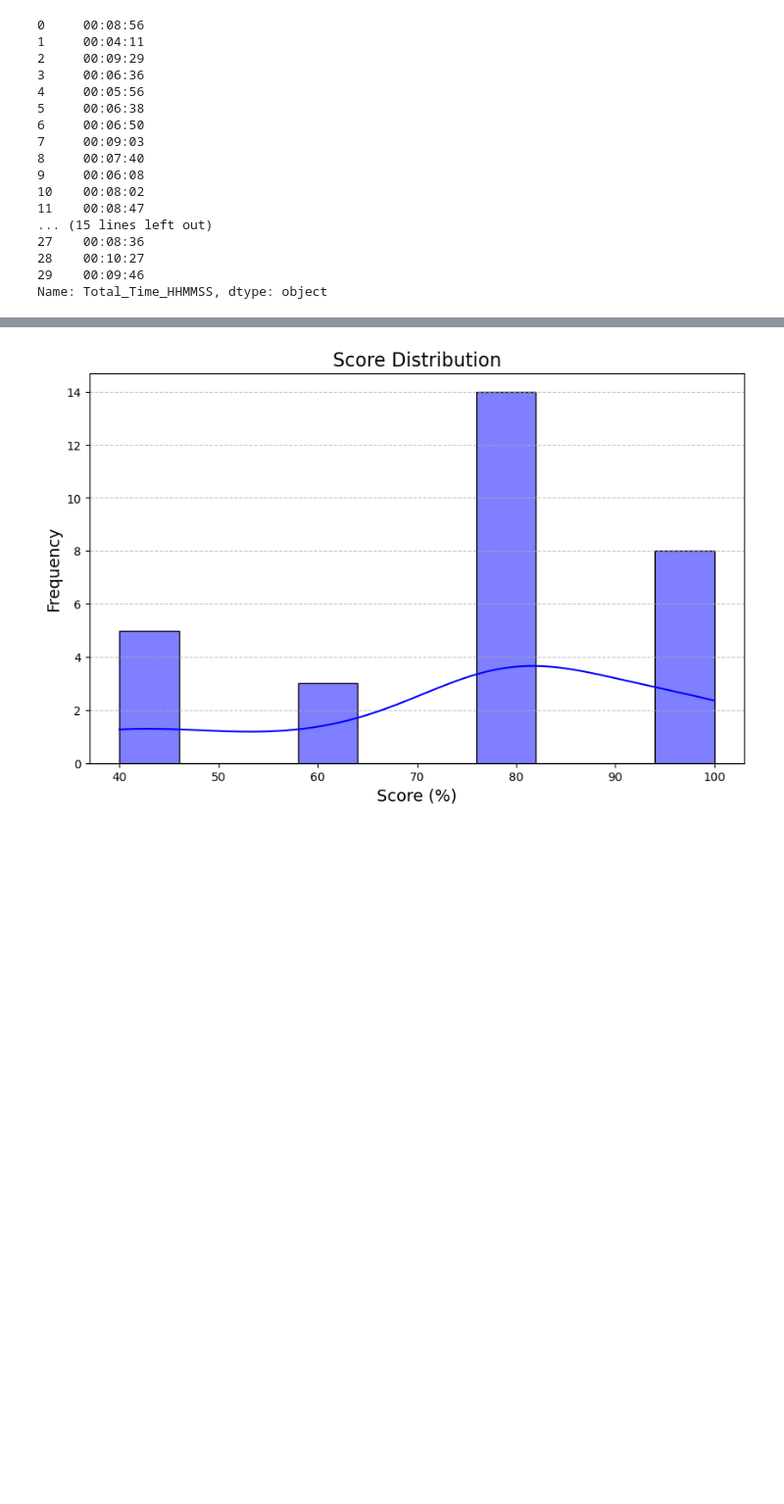
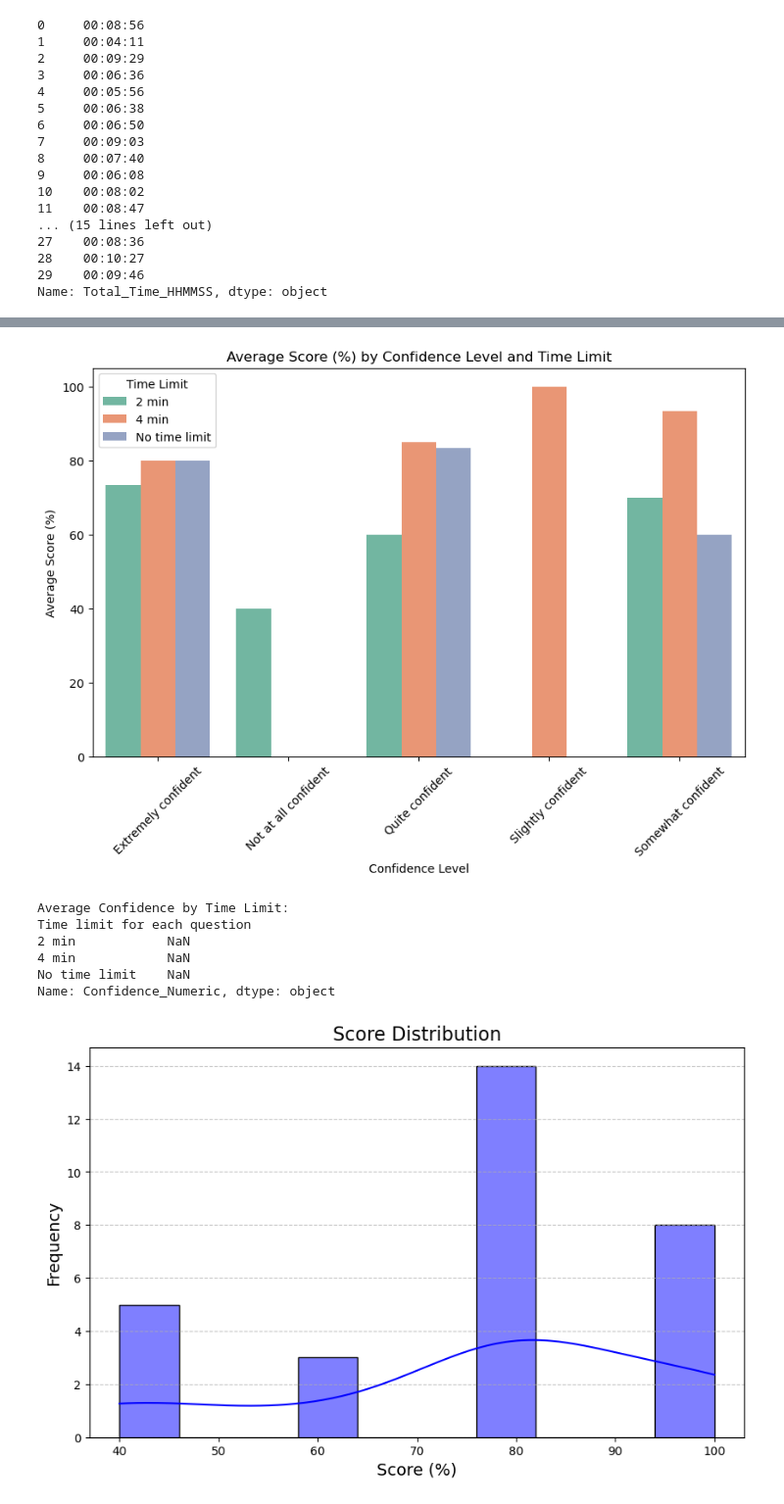
Before and after one commit to ClairNorah/ExperimentInCognitiveScience, a Jupyter notebook: analysis.ipynb, the cells around one changed output, grey strips where cells are left out. Shown at 98% size. Drawn from its saved outputs; the diff is of its cells as text; code cells hidden in the pictures; blank space fills up the shorter version.

Commit message:
Descriptive data analysis

```diff
--- a/analysis.ipynb
+++ b/analysis.ipynb
@@ -100,0 +177,12 @@ data.to_excel('updated_file.xlsx', index=False)
+# %%
+# Group by Confidence and Time Limit to get the mean Total_Score_% and Total_Time
+grouped_confidence_time = data.groupby(['How confident are you in your answers', 'Time limit for each question']).agg({
+    'Total_Score_%': 'mean',    # Average score for the group
+    'Total_Time': 'mean'        # Average time for the group
+}).reset_index()
+
+# Convert Total Time to HH:MM:SS for readability
+grouped_confidence_time['Mean Total Time (HH:MM:SS)'] = grouped_confidence_time['Total_Time'].apply(seconds_to_hms)
+
+# Display the results
+print(grouped_confidence_time)
@@ -101,3 +207,53 @@ data.to_excel('updated_file.xlsx', index=False)
+# %%
+import matplotlib.pyplot as plt
+import seaborn as sns
+
+# Create a bar plot for Total_Score_% by Confidence and Time Limit
+plt.figure(figsize=(10, 6))
+sns.barplot(data=grouped_confidence_time,
+            x='How confident are you in your answers',
+            y='Total_Score_%',
+            hue='Time limit for each question',
+            palette='Set2')
+
+plt.title('Average Score (%) by Confidence Level and Time Limit')
+plt.xlabel('Confidence Level')
+plt.ylabel('Average Score (%)')
+plt.xticks(rotation=45)
+plt.legend(title='Time Limit')
+plt.show()
+# %% [output]
+[figure, added]
+# %%
+# Map the confidence levels to numeric values
+confidence_map = {
+    'Not at all confident': 1,
+    'Slightly confident': 2,
+    'Quite confident': 3,
+    'Extremely confident': 4
+}
+
+# Add a new column for numeric confidence values
+data['Confidence_Numeric'] = data['How confident are you in your answers'].map(confidence_map)
+print(data['How confident are you in your answers'].isnull().sum())
+
+# Group by Time Limit and calculate the average confidence level
+average_confidence_by_limit = data.groupby('Time limit for each question')['Confidence_Numeric'].mean()
+
+# Map the numeric average confidence back to the text labels
+reverse_confidence_map = {v: k for k, v in confidence_map.items()}
+average_confidence_by_limit = average_confidence_by_limit.map(reverse_confidence_map)
+
+# Display the results
+print("Average Confidence by Time Limit:")
+print(average_confidence_by_limit)
+# %% [output]
+Average Confidence by Time Limit:
+Time limit for each question
+2 min            NaN
+4 min            NaN
+No time limit    NaN
+Name: Confidence_Numeric, dtype: object
 # %%
 # Create a histogram for score distribution
 plt.figure(figsize=(10, 6))
```
Also changed, not shown: parts of 4 cells of this notebook, 1 other file.
